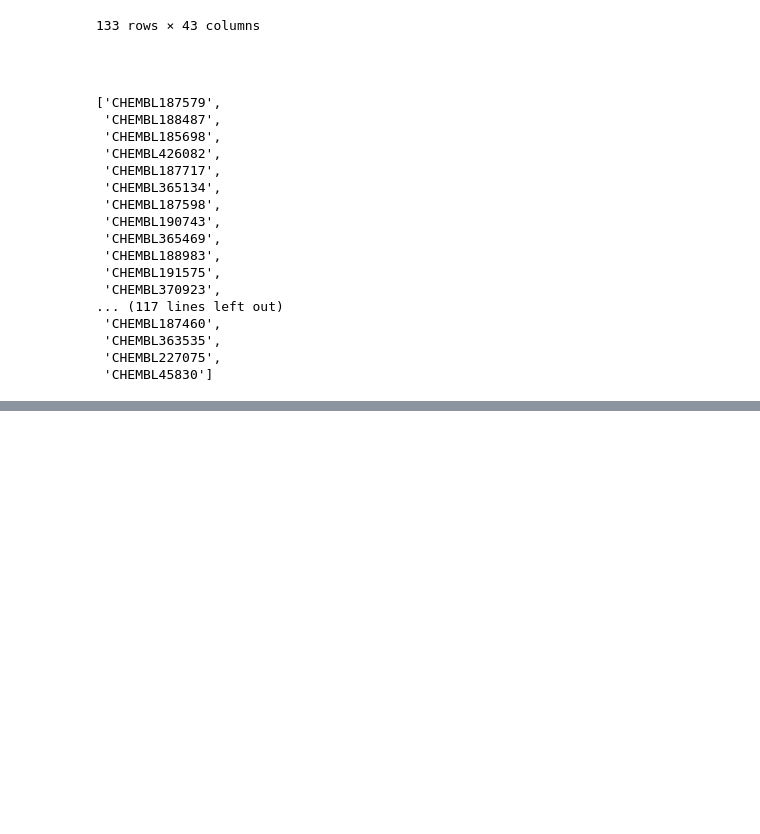
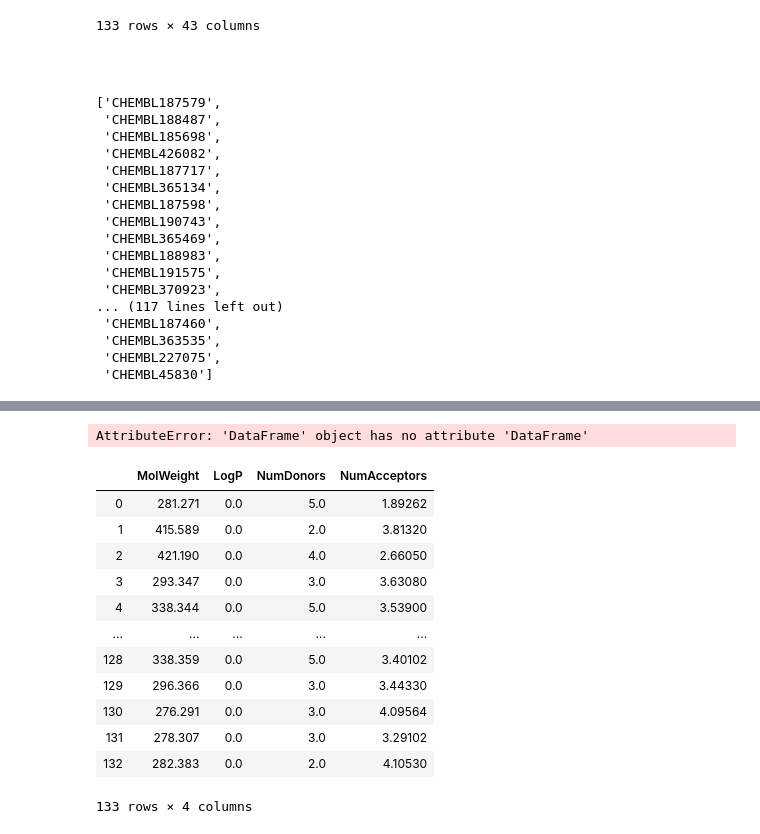
Before and after one commit to virginiah894/Bioinformatics_Practice_Drug., a Jupyter notebook: Drugdisc.ipynb, the cells around one changed output, grey strips where cells are left out. Saved outputs shown, nothing was run; the diff lists cells and outputs as text; code cells hidden in the pictures; blank space fills up the shorter version.

```diff
--- a/Drugdisc.ipynb
+++ b/Drugdisc.ipynb
@@ -152,0 +226,47 @@ molecules_id
+# %%
+# smiles notation is input
+# smiles is chemical information(atomic details) to compute the descriptors
+def lipinski(smiles, verbose = False):
+    molecule_data = []
+    for elem in smiles:
+        mol=Chem.MolFromSmiles(elem)
+        molecule_data.append(mol)
+    baseData  = np.arange(1,1)
+    i=0
+    for mol in molecule_data:
+        desc_MolWt = Descriptors.MolWt(mol)
+        desc_MolLogp = Descriptors.MolLogP(mol)
+        desc_Donors = Lipinski.NumHDonors(mol)
+        desc_Acceptors = Lipinski.NumHAcceptors(mol)
+        row = np.array([desc_MolWt,desc_Donors,
+                        desc_Acceptors,desc_MolLogp])
+        if (i==0):
+            baseData = row
+        else:
+            baseData = np.vstack([baseData,row])
+        i=i+1
+    cNames = ['MolWeight','LogP','NumDonors','NumAcceptors']
+    descriptors = pd.DataFrame(data=baseData,columns=cNames)
+    return descriptors
+# %%
+df_lipinski = lipinski(df.canonical_smiles)
+df_lipinski_combined = pd.concat([df,df_lipinski],axis = 1)
+df_lipinski_combined
+# %% [output]
+AttributeError: 'DataFrame' object has no attribute 'DataFrame'
+# %%
+df_lipinski
+# %% [output]
+|  | MolWeight | LogP | NumDonors | NumAcceptors |
+| 0 | 281.271 | 0.0 | 5.0 | 1.89262 |
+| 1 | 415.589 | 0.0 | 2.0 | 3.81320 |
+| 2 | 421.190 | 0.0 | 4.0 | 2.66050 |
+| 3 | 293.347 | 0.0 | 3.0 | 3.63080 |
+| 4 | 338.344 | 0.0 | 5.0 | 3.53900 |
+| ... | ... | ... | ... | ... |
+| 128 | 338.359 | 0.0 | 5.0 | 3.40102 |
+| 129 | 296.366 | 0.0 | 3.0 | 3.44330 |
+| 130 | 276.291 | 0.0 | 3.0 | 4.09564 |
+| 131 | 278.307 | 0.0 | 3.0 | 3.29102 |
+| 132 | 282.383 | 0.0 | 2.0 | 4.10530 |
+133 rows × 4 columns
```
Also changed, not shown: parts of 13 cells of this notebook, 2 other files.
